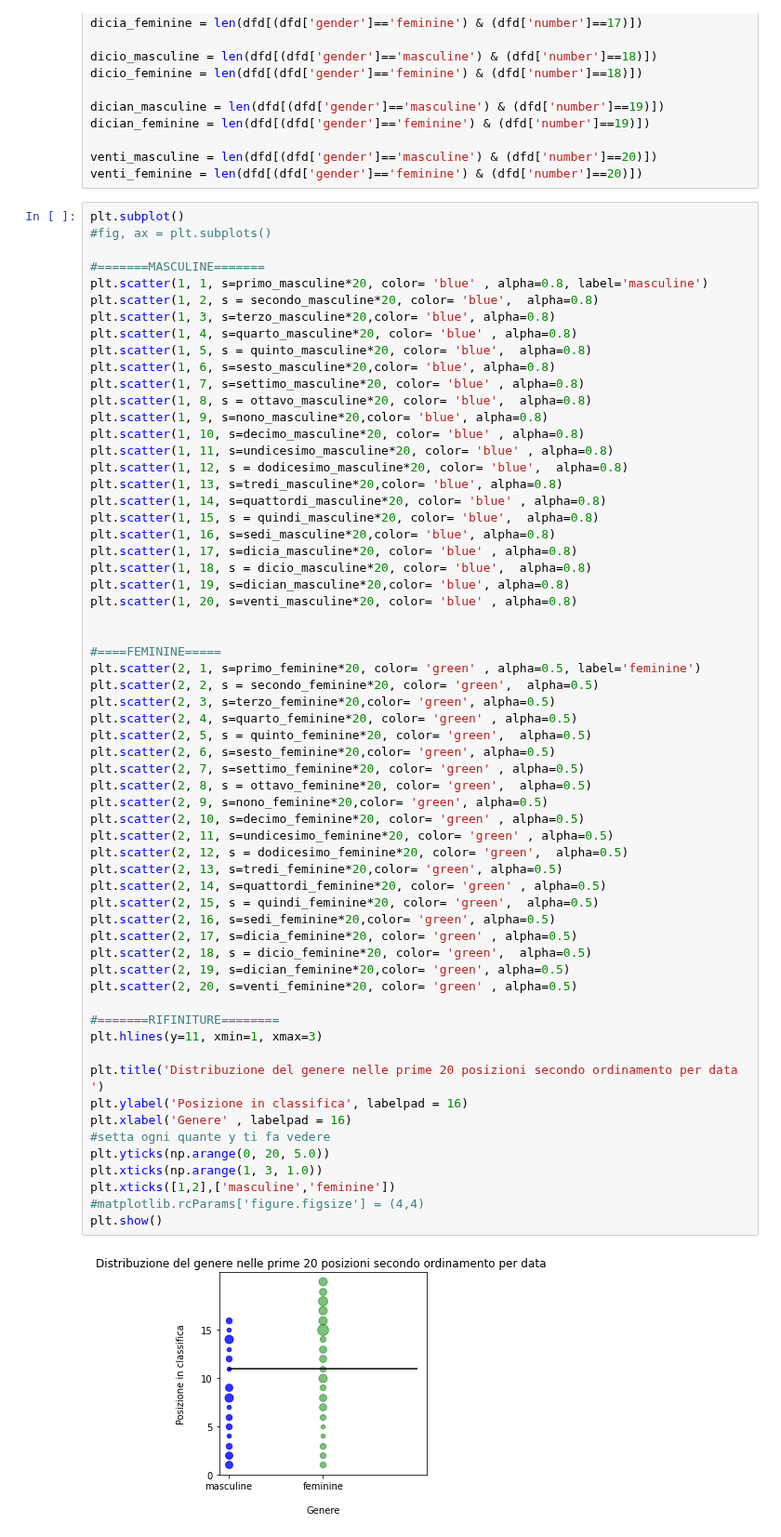
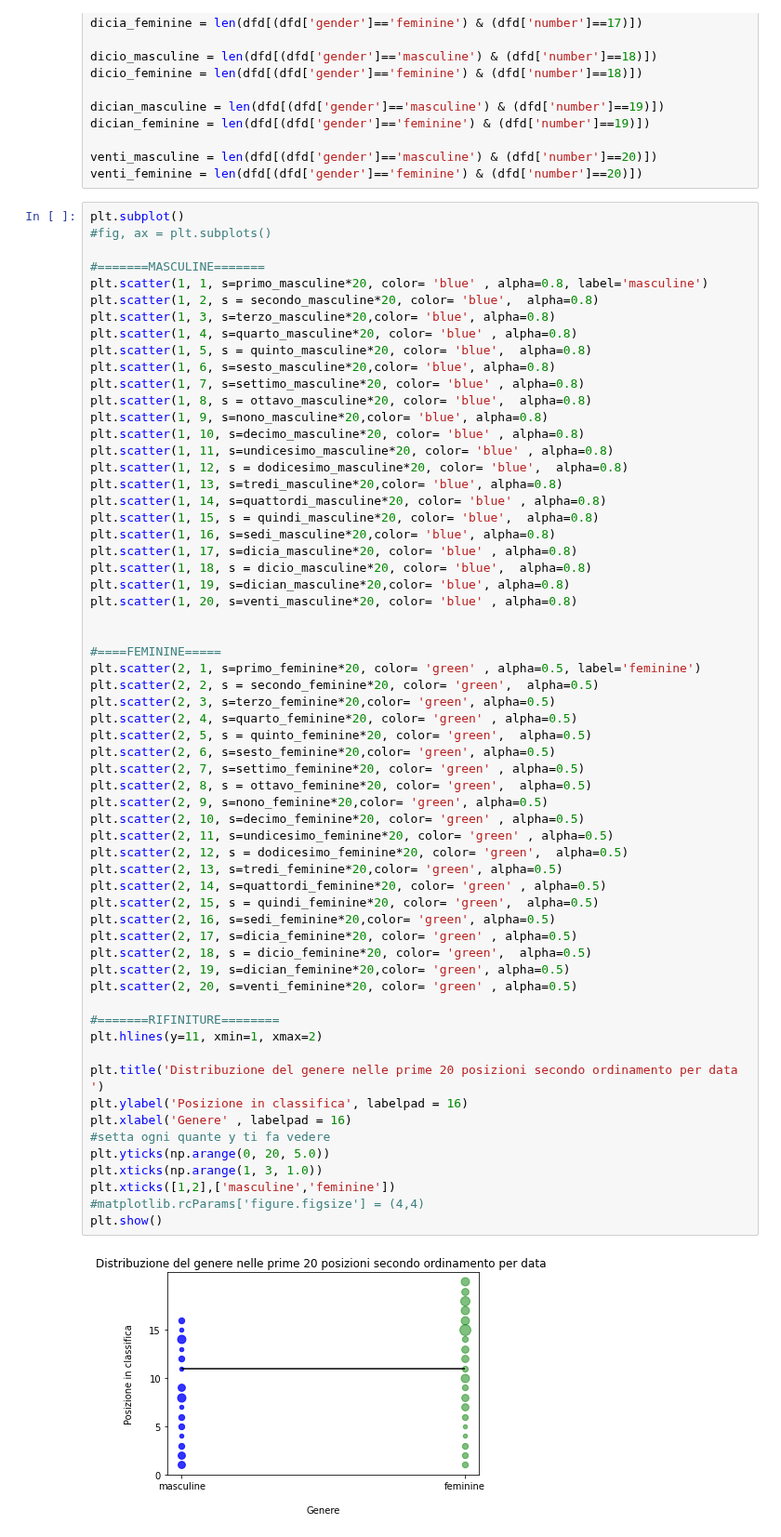
Before and after one commit to EleonoraBartolomucci/Fairness, a Jupyter notebook: Esperimenti/MelaSecondoEsperimentoVersioneDefinitiva.ipynb, the cells around one changed output. Shown at 93% size. Cells and saved outputs as stored; diff of their text form.

```diff
--- a/Esperimenti/MelaSecondoEsperimentoVersioneDefinitiva.ipynb
+++ b/Esperimenti/MelaSecondoEsperimentoVersioneDefinitiva.ipynb
@@ -383,32 +383,32 @@ plt.scatter(2, 3, s=terzo_feminine*20,color= 'green', alpha=0.5)
 plt.scatter(2, 4, s=quarto_feminine*20, color= 'green' , alpha=0.5)
 plt.scatter(2, 5, s = quinto_feminine*20, color= 'green',  alpha=0.5)
 plt.scatter(2, 6, s=sesto_feminine*20,color= 'green', alpha=0.5)
 plt.scatter(2, 7, s=settimo_feminine*20, color= 'green' , alpha=0.5)
 plt.scatter(2, 8, s = ottavo_feminine*20, color= 'green',  alpha=0.5)
 plt.scatter(2, 9, s=nono_feminine*20,color= 'green', alpha=0.5)
 plt.scatter(2, 10, s=decimo_feminine*20, color= 'green' , alpha=0.5)
 plt.scatter(2, 11, s=undicesimo_feminine*20, color= 'green' , alpha=0.5)
 plt.scatter(2, 12, s = dodicesimo_feminine*20, color= 'green',  alpha=0.5)
 plt.scatter(2, 13, s=tredi_feminine*20,color= 'green', alpha=0.5)
 plt.scatter(2, 14, s=quattordi_feminine*20, color= 'green' , alpha=0.5)
 plt.scatter(2, 15, s = quindi_feminine*20, color= 'green',  alpha=0.5)
 plt.scatter(2, 16, s=sedi_feminine*20,color= 'green', alpha=0.5)
 plt.scatter(2, 17, s=dicia_feminine*20, color= 'green' , alpha=0.5)
 plt.scatter(2, 18, s = dicio_feminine*20, color= 'green',  alpha=0.5)
 plt.scatter(2, 19, s=dician_feminine*20,color= 'green', alpha=0.5)
 plt.scatter(2, 20, s=venti_feminine*20, color= 'green' , alpha=0.5)
 
 #=======RIFINITURE========
-plt.hlines(y=11, xmin=1, xmax=3)
+plt.hlines(y=11, xmin=1, xmax=2)
 
 plt.title('Distribuzione del genere nelle prime 20 posizioni secondo ordinamento per data ')
 plt.ylabel('Posizione in classifica', labelpad = 16)
 plt.xlabel('Genere' , labelpad = 16)
 #setta ogni quante y ti fa vedere
 plt.yticks(np.arange(0, 20, 5.0))
 plt.xticks(np.arange(1, 3, 1.0))
 plt.xticks([1,2],['masculine','feminine'])
 #matplotlib.rcParams['figure.figsize'] = (4,4)
 plt.show()
 # %% [output]
-[figure, old version]
+[figure, new version]
```
Also changed, not shown: parts of 4 cells of this notebook.
